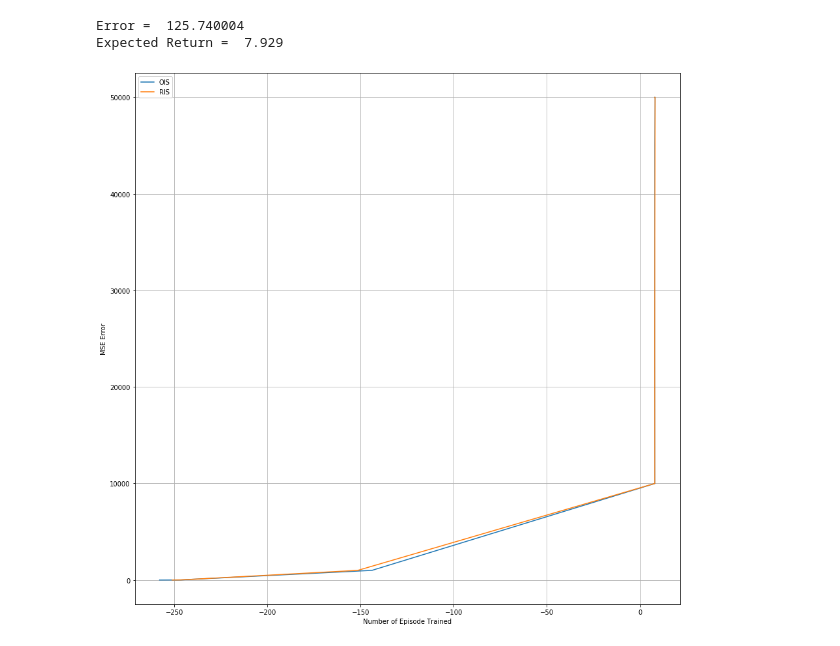
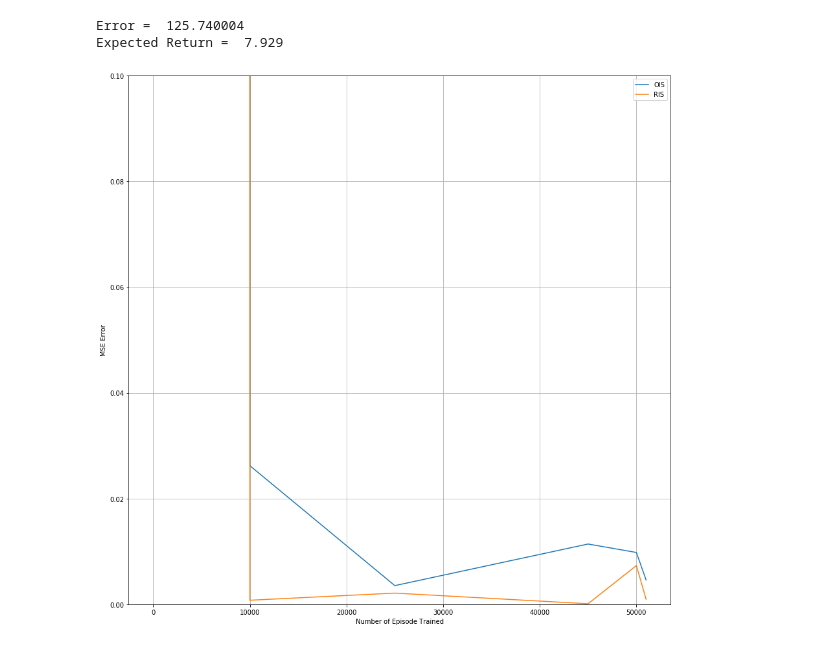
Before and after one commit to QasimWani/off-policy-evaluation, a Jupyter notebook: TD/code/OPE.ipynb, the cells around one changed output. Saved outputs shown, nothing was run; the diff lists cells and outputs as text; code cells hidden in the pictures.

```diff
--- a/TD/code/OPE.ipynb
+++ b/TD/code/OPE.ipynb
@@ -282,7 +282,7 @@ ris_2 = """260181.81747999997	-251.02599999999998
 129.355978	8.042
 125.740004	7.929"""
 # %%
-ep = [1, 10, 1e3, 10e3, 25e3, 45e3, 50e3, 50e3]
+ep = [1, 10, 1e3, 10e3, 25e3, 45e3, 50e3, 51e3]
 # %%
 m_ois1,r_ois1 = translate(ois_1)
 m_ris1,r_ris1 = translate(ris_1)
@@ -292,13 +292,14 @@ m_ris2,r_ris2 = translate(ris_2)
 # %%
 plt.figure(figsize=(15,15))
 
-plt.plot(r_ois2, ep, label="OIS")
-plt.plot(r_ris2, ep, label="RIS")
+plt.plot(ep, m_ois1, label="OIS")
+plt.plot(ep, m_ris1, label="RIS")
 # plt.xlim([-10, 50e3])
+plt.ylim([0,0.1])
 plt.grid()
 plt.legend()
 plt.xlabel("Number of Episode Trained")
 plt.ylabel("MSE Error")
 plt.show()
 # %% [output]
-[figure, old version]
+[figure, new version]
```
